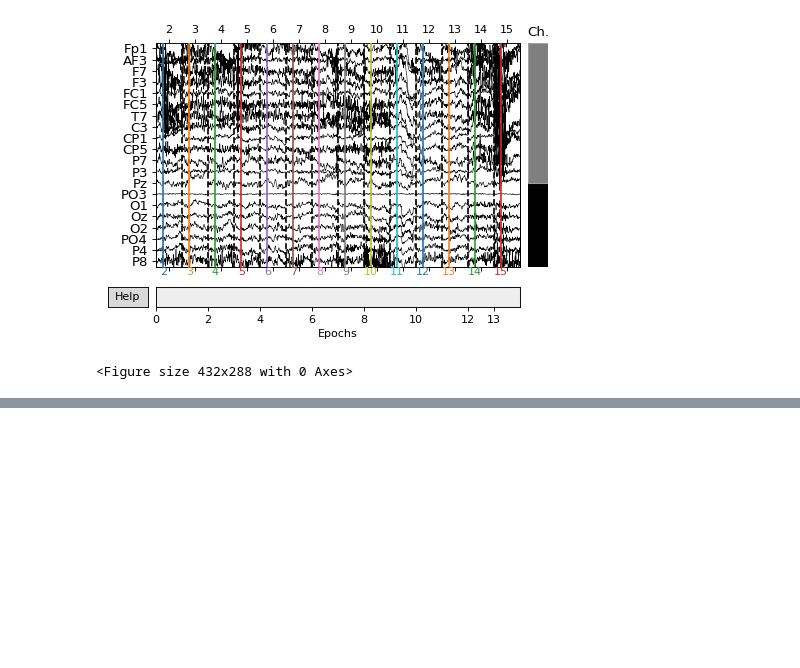
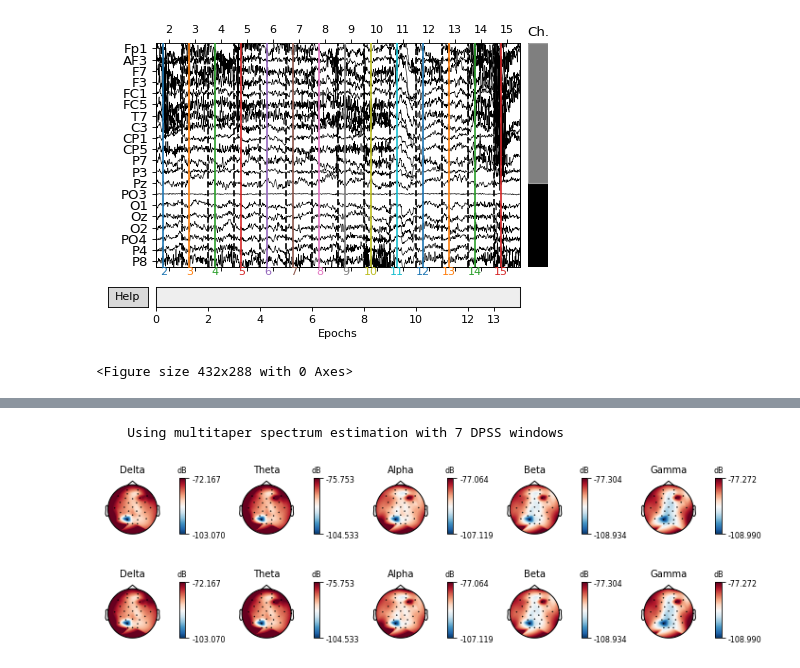
Before and after one commit to Sirabhop/Preclinical-AD-EEG-classification, a Jupyter notebook: EEG_Visualization.ipynb, the cells around one changed output, grey strips where cells are left out. Cells and saved outputs as stored; diff of their text form; code cells hidden in the pictures; blank space fills up the shorter version.

```diff
--- a/EEG_Visualization.ipynb
+++ b/EEG_Visualization.ipynb
@@ -154,0 +164,6 @@ plt.savefig('/content/drive/My Drive/My Project/Senior Project-Dementia/Results/
+# %%
+epoch.plot_psd_topomap(bands = [(0, 4, 'Delta'), (4, 8, 'Theta'), (8, 12, 'Alpha'), (12, 30, 'Beta'), (30, 40, 'Gamma')])
+# %% [output]
+    Using multitaper spectrum estimation with 7 DPSS windows
+[figure, added]
+[figure, added]
```
Also changed, not shown: parts of 3 cells of this notebook.
